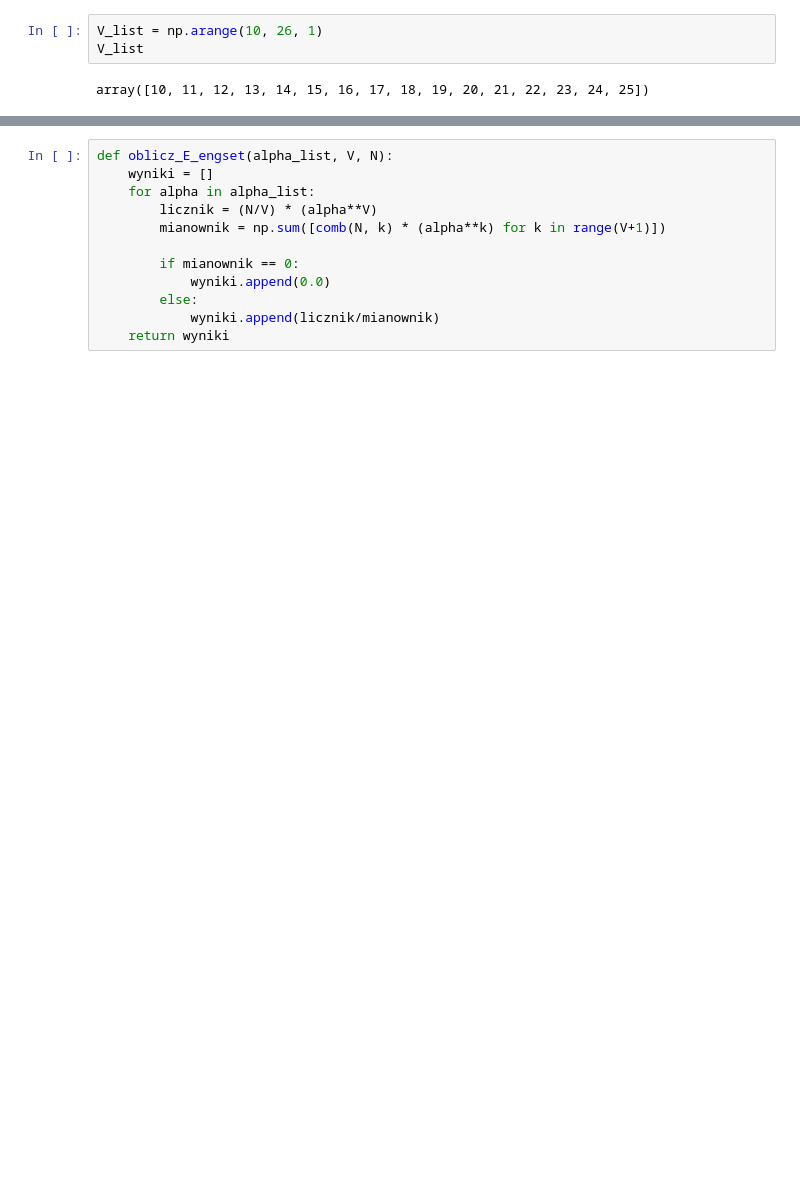
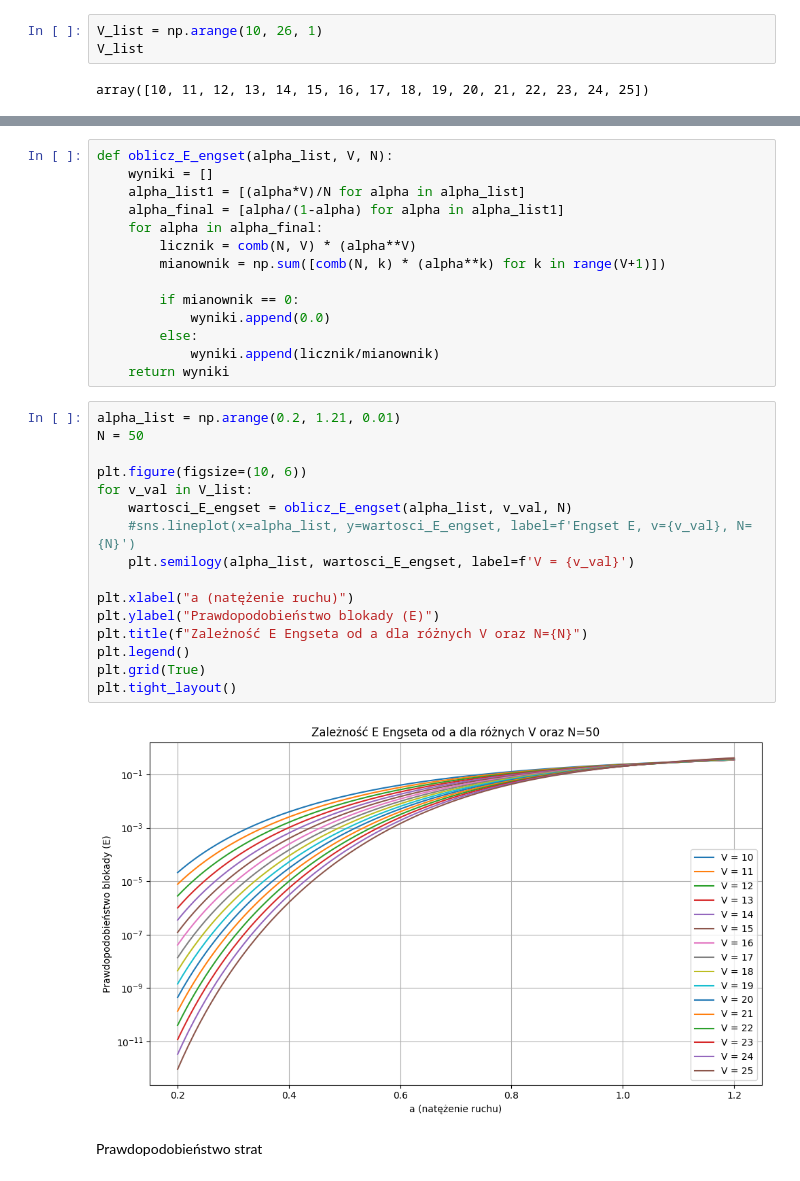
Before and after one commit to marcelbiezunski/projektowanie_sieci_telekomunikacyjnych, a Jupyter notebook: cwiczenia1.ipynb, the cells around one changed output, grey strips where cells are left out. Drawn from its saved outputs; the diff is of its cells as text; blank space fills up the shorter version.

```diff
--- a/cwiczenia1.ipynb
+++ b/cwiczenia1.ipynb
@@ -67,8 +83,10 @@ Implementacja Engset - do dokończenia w domu
 # %%
 def oblicz_E_engset(alpha_list, V, N):
     wyniki = []
-    for alpha in alpha_list:
-        licznik = (N/V) * (alpha**V)
+    alpha_list1 = [(alpha*V)/N for alpha in alpha_list]
+    alpha_final = [alpha/(1-alpha) for alpha in alpha_list1]
+    for alpha in alpha_final:
+        licznik = comb(N, V) * (alpha**V)
         mianownik = np.sum([comb(N, k) * (alpha**k) for k in range(V+1)])
 
         if mianownik == 0:
@@ -76,6 +94,26 @@ def oblicz_E_engset(alpha_list, V, N):
         else:
             wyniki.append(licznik/mianownik)
     return wyniki
+# %%
+alpha_list = np.arange(0.2, 1.21, 0.01)
+N = 50
+
+plt.figure(figsize=(10, 6))
+for v_val in V_list:
+    wartosci_E_engset = oblicz_E_engset(alpha_list, v_val, N)
+    #sns.lineplot(x=alpha_list, y=wartosci_E_engset, label=f'Engset E, v={v_val}, N={N}')
+    plt.semilogy(alpha_list, wartosci_E_engset, label=f'V = {v_val}')
+
+plt.xlabel("a (natężenie ruchu)")
+plt.ylabel("Prawdopodobieństwo blokady (E)")
+plt.title(f"Zależność E Engseta od a dla różnych V oraz N={N}")
+plt.legend()
+plt.grid(True)
+plt.tight_layout()
+# %% [output]
+[figure, added]
+# %% [markdown]
+Prawdopodobieństwo strat
 # %%
 def oblicz_B_engset(alpha_list, V, N):
     wyniki = []
```
Also changed, not shown: parts of 19 cells of this notebook.
